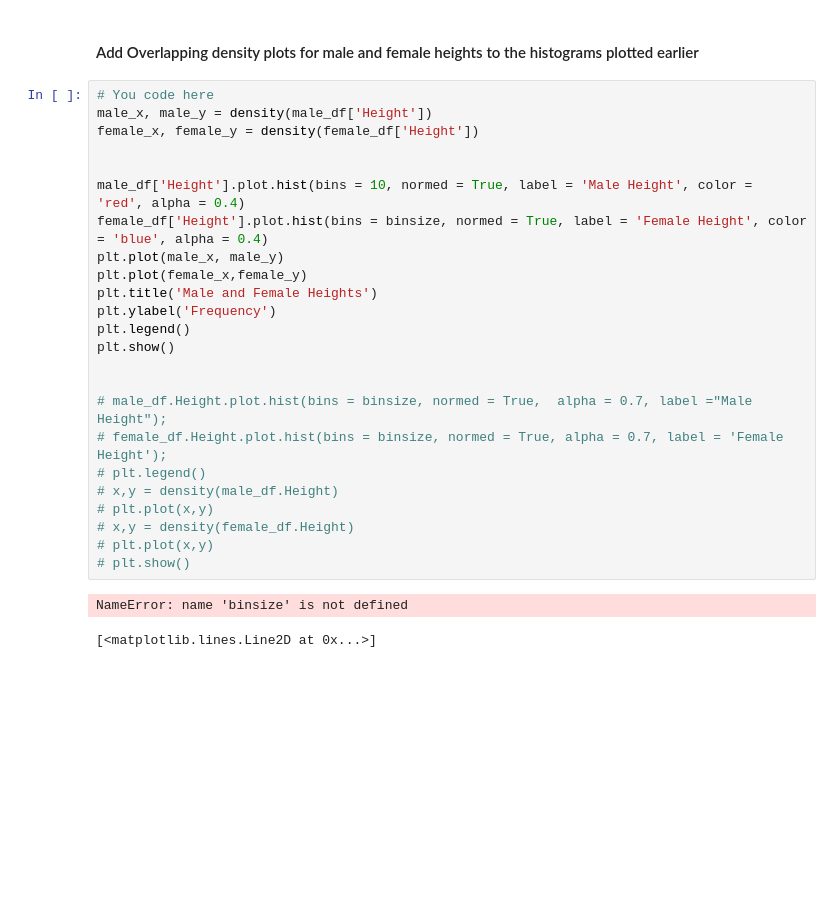
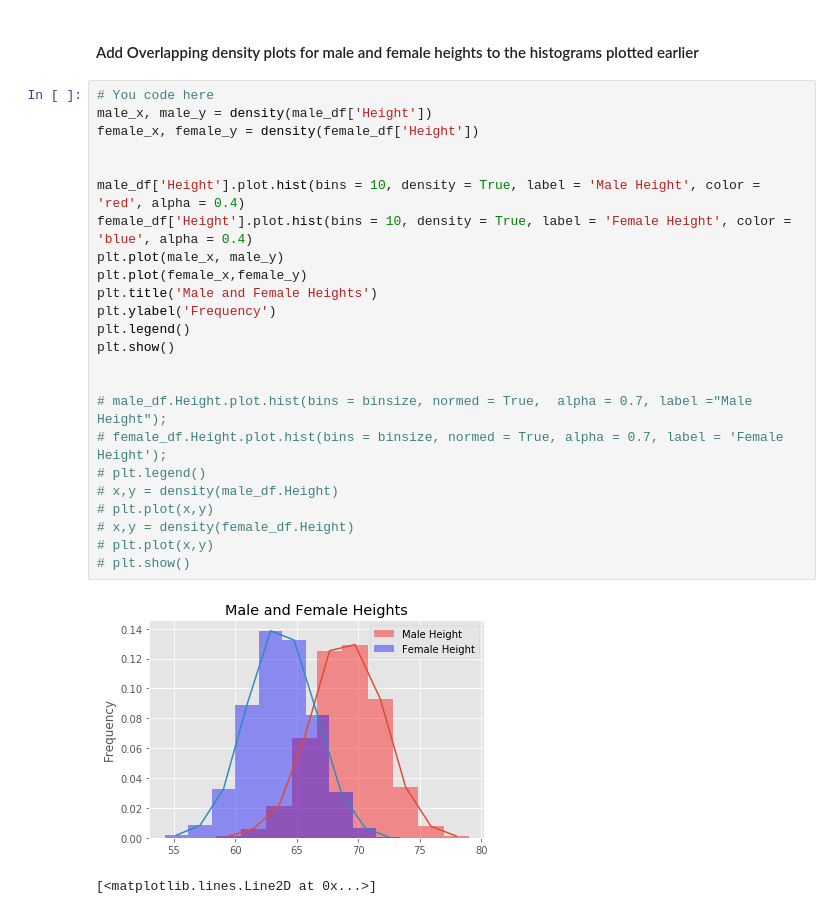
Before and after one commit to kayschulz/dsc-1-09-11-the-probability-density-function-lab-seattle-ds-career-040119, a Jupyter notebook: index.ipynb, the cells around one changed output. Saved outputs shown, nothing was run; the diff lists cells and outputs as text; blank space fills up the shorter version.

```diff
--- a/index.ipynb
+++ b/index.ipynb
@@ -121,29 +121,29 @@ plt.show()
 # %%
 # You code here
 male_x, male_y = density(male_df['Height'])
 female_x, female_y = density(female_df['Height'])
 
 
-male_df['Height'].plot.hist(bins = 10, normed = True, label = 'Male Height', color = 'red', alpha = 0.4)
-female_df['Height'].plot.hist(bins = binsize, normed = True, label = 'Female Height', color = 'blue', alpha = 0.4)
+male_df['Height'].plot.hist(bins = 10, density = True, label = 'Male Height', color = 'red', alpha = 0.4)
+female_df['Height'].plot.hist(bins = 10, density = True, label = 'Female Height', color = 'blue', alpha = 0.4)
 plt.plot(male_x, male_y)
 plt.plot(female_x,female_y)
 plt.title('Male and Female Heights')
 plt.ylabel('Frequency')
 plt.legend()
 plt.show()
 
 
 # male_df.Height.plot.hist(bins = binsize, normed = True,  alpha = 0.7, label ="Male Height");
 # female_df.Height.plot.hist(bins = binsize, normed = True, alpha = 0.7, label = 'Female Height');
 # plt.legend()
 # x,y = density(male_df.Height)
 # plt.plot(x,y)
 # x,y = density(female_df.Height)
 # plt.plot(x,y)
 # plt.show()
 # %% [output]
-NameError: name 'binsize' is not defined
+[figure, added]
 # %%
 # %% [output]
 [<matplotlib.lines.Line2D at 0x...>]
```
